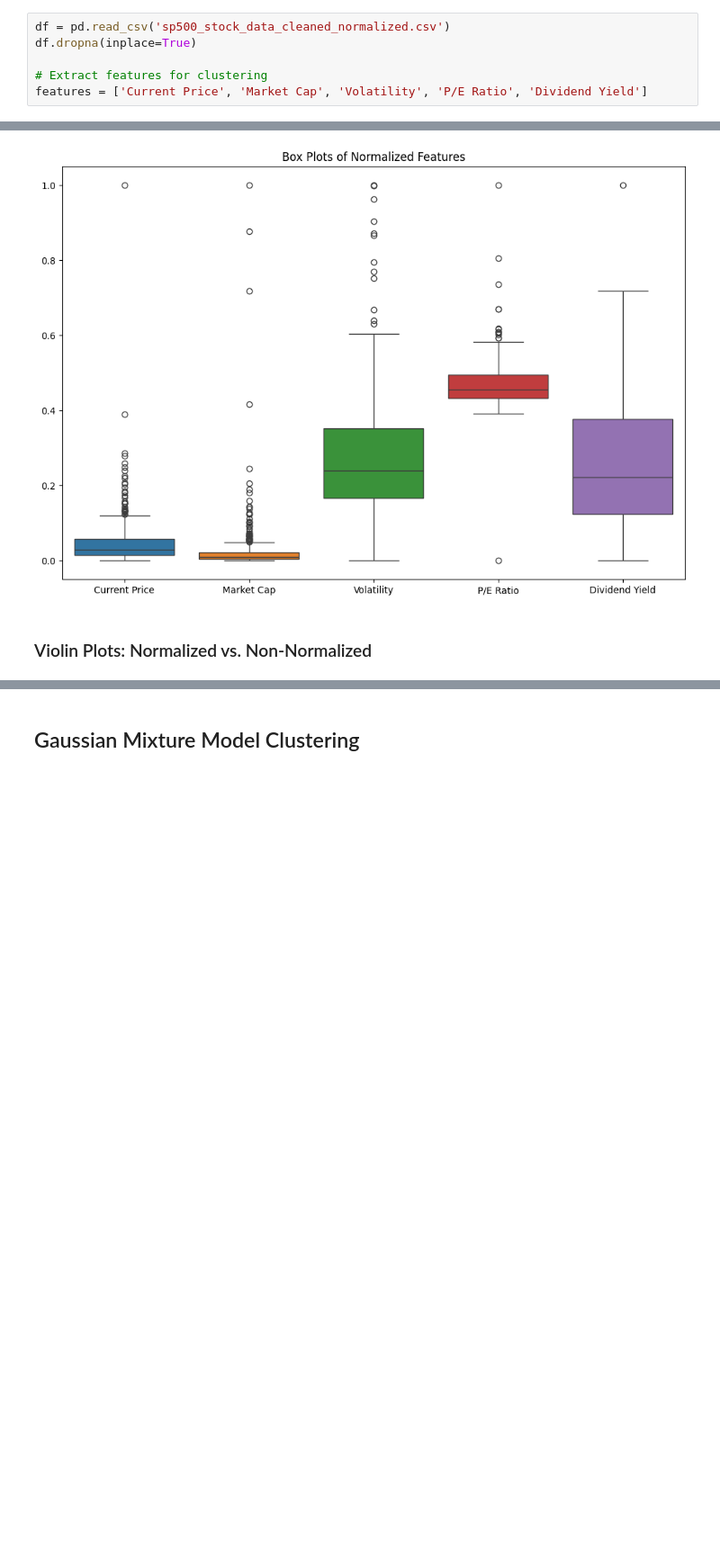
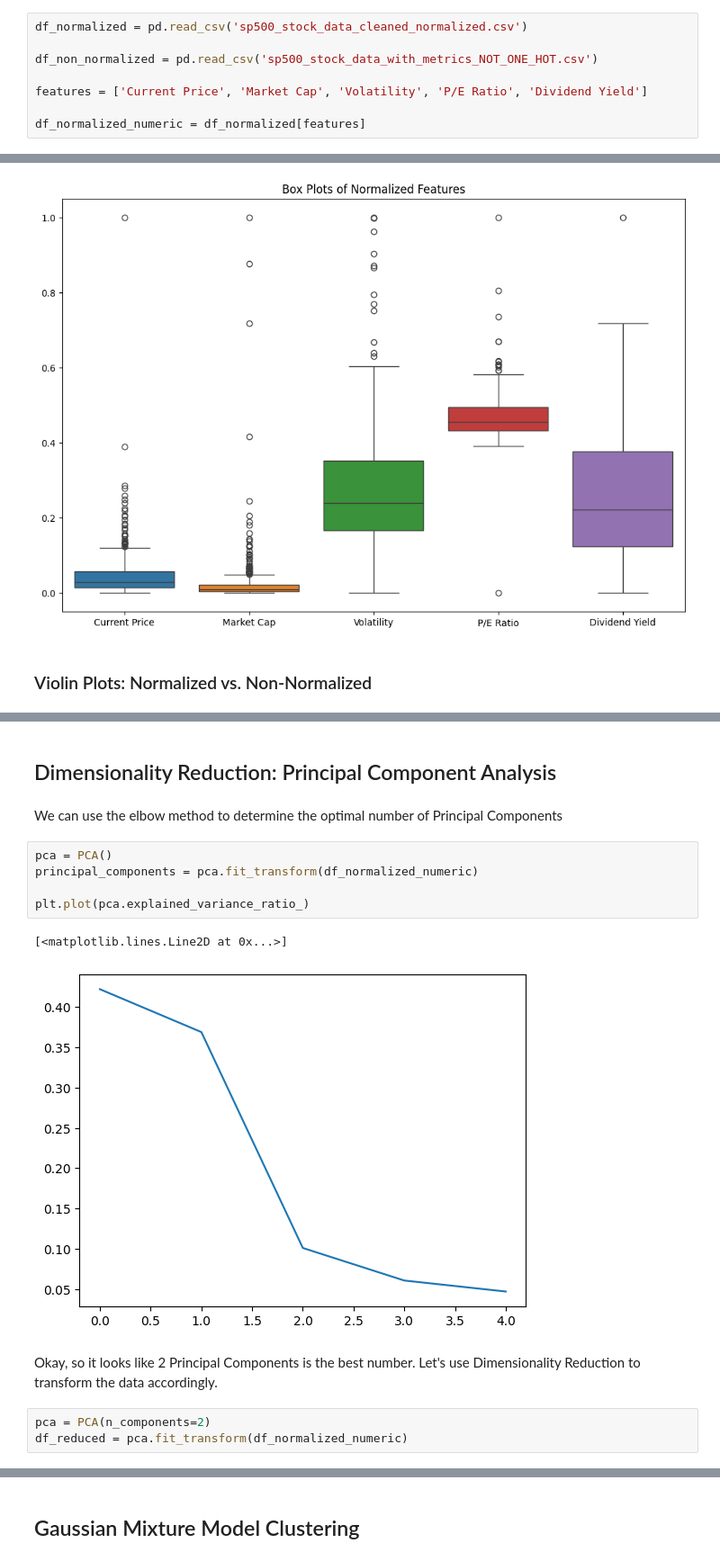
Before and after one commit to Purpup/COGS118B-Project, a Jupyter notebook: FinalProject.ipynb, the cells around one changed output, grey strips where cells are left out. Shown at 90% size. Saved outputs shown, nothing was run; the diff lists cells and outputs as text; blank space fills up the shorter version.

```diff
--- a/FinalProject.ipynb
+++ b/FinalProject.ipynb
@@ -265,9 +266,11 @@ except:
 | 404 | WHR | Consumer Cyclical | 0.027465 | 0.000000 | 0.477698 | 0.407036 | 0.683422 |
 405 rows × 7 columns
 # %%
-df = pd.read_csv('sp500_stock_data_cleaned_normalized.csv')
-df.dropna(inplace=True)
+df_normalized = pd.read_csv('sp500_stock_data_cleaned_normalized.csv')
 
-# Extract features for clustering
+df_non_normalized = pd.read_csv('sp500_stock_data_with_metrics_NOT_ONE_HOT.csv')
+
 features = ['Current Price', 'Market Cap', 'Volatility', 'P/E Ratio', 'Dividend Yield']
+
+df_normalized_numeric = df_normalized[features]
 # %%
@@ -332,3 +335,20 @@ plt.title('Violin Plots of Normalized Features')
 plt.show()
 # %% [output]
 [figure]
+# %% [markdown]
+## Dimensionality Reduction: Principal Component Analysis
+# %% [markdown]
+We can use the elbow method to determine the optimal number of Principal Components
+# %%
+pca = PCA()
+principal_components = pca.fit_transform(df_normalized_numeric)
+
+plt.plot(pca.explained_variance_ratio_)
+# %% [output]
+[<matplotlib.lines.Line2D at 0x...>]
+[figure, added]
+# %% [markdown]
+Okay, so it looks like 2 Principal Components is the best number. Let's use Dimensionality Reduction to transform the data accordingly.
+# %%
+pca = PCA(n_components=2)
+df_reduced = pca.fit_transform(df_normalized_numeric)
```
Also changed, not shown: parts of 22 cells of this notebook, 1 other file.
